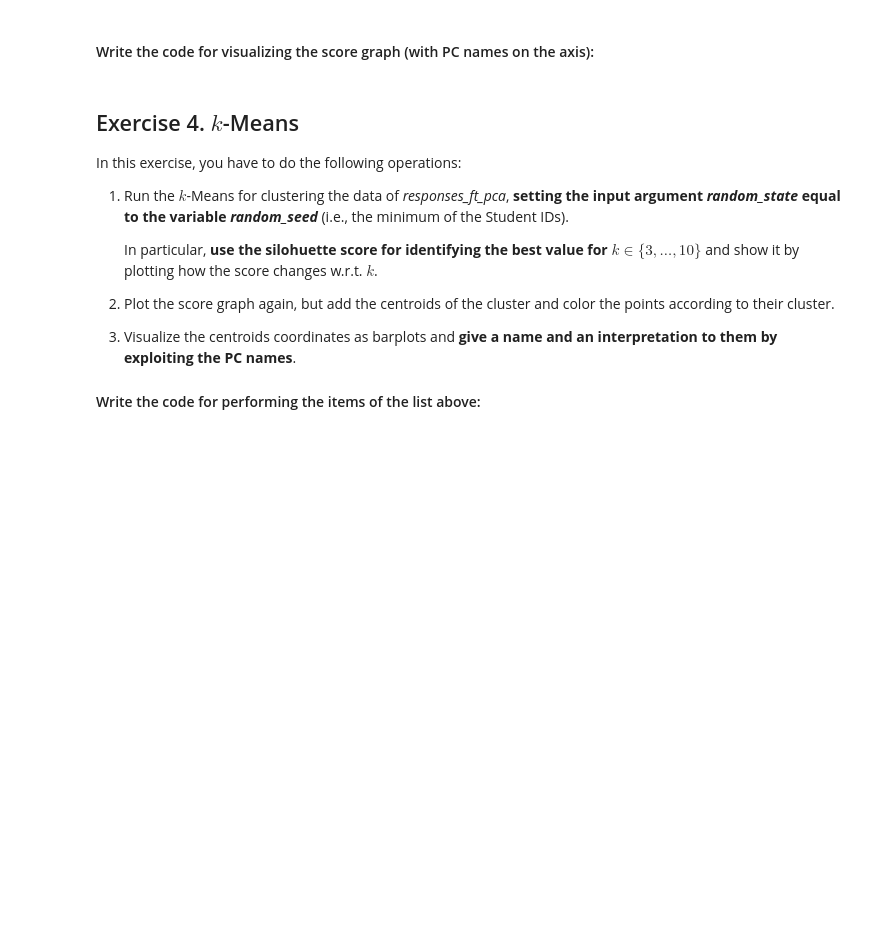
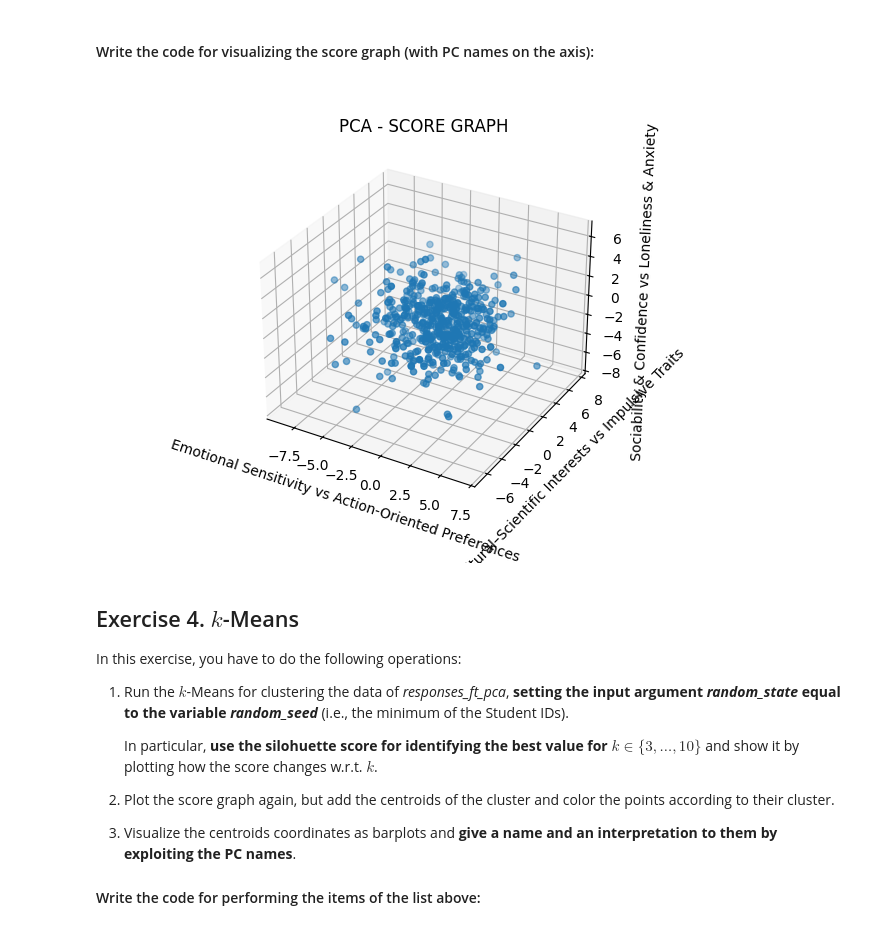
Before and after one commit to maurilanzo/Computational-Linear-Algebra, a Jupyter notebook: HW 2 - PCA/Trial.ipynb, the cells around one changed output. Saved outputs shown, nothing was run; the diff lists cells and outputs as text; code cells hidden in the pictures; blank space fills up the shorter version.

```diff
--- a/HW 2 - PCA/Trial.ipynb
+++ b/HW 2 - PCA/Trial.ipynb
@@ -468,6 +576,24 @@ Total preserved explained variance by 5 PCs: 23.82%
 #### Write the code for visualizing the score graph (with PC names on the axis):
 # %%
 # [write the code here]
+pca_pp_reduced = PCA(n_components=5)
+pca_pp_reduced.fit(responses_ft_pp)
+
+responses_ft_pca = pca_pp_reduced.transform(responses_ft_pp)
+
+
+
+fig_pca = plt.figure()
+ax = fig_pca.add_subplot(111, projection='3d')
+ax.scatter(responses_ft_pca[:, 0], responses_ft_pca[:, 1], responses_ft_pca[:, 2])
+plt.title('PCA - SCORE GRAPH')
+ax.set_xlabel('Emotional Sensitivity vs Action-Oriented Preferences')
+ax.set_ylabel('Cultural–Scientific Interests vs Impulsive Traits')
+ax.set_zlabel('Sociability & Confidence vs Loneliness & Anxiety')
+plt.grid()
+plt.show()
+# %% [output]
+[figure, added]
 # %% [markdown]
 ## Exercise 4. $k$-Means
 
```
Also changed, not shown: parts of 5 cells of this notebook.
